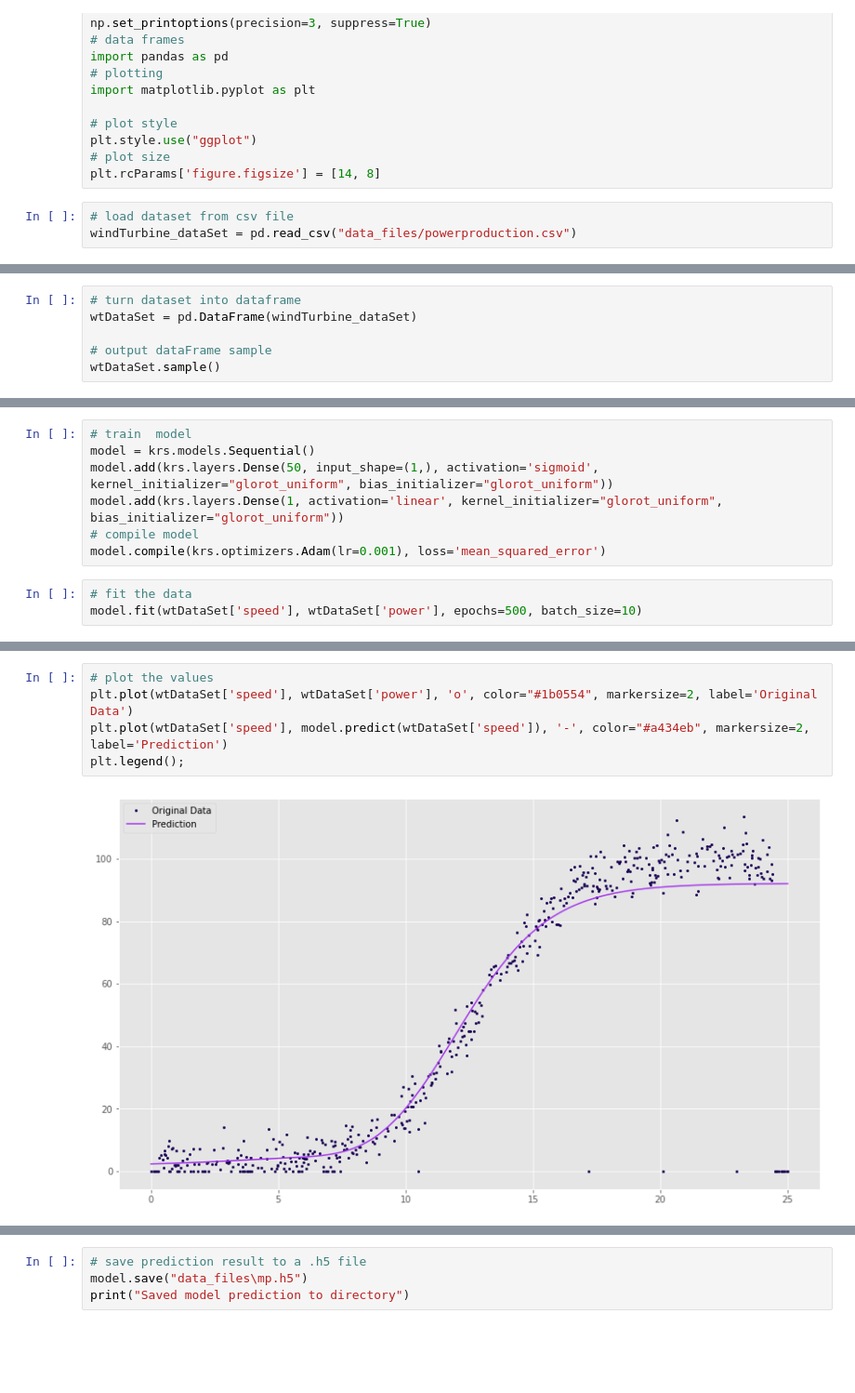
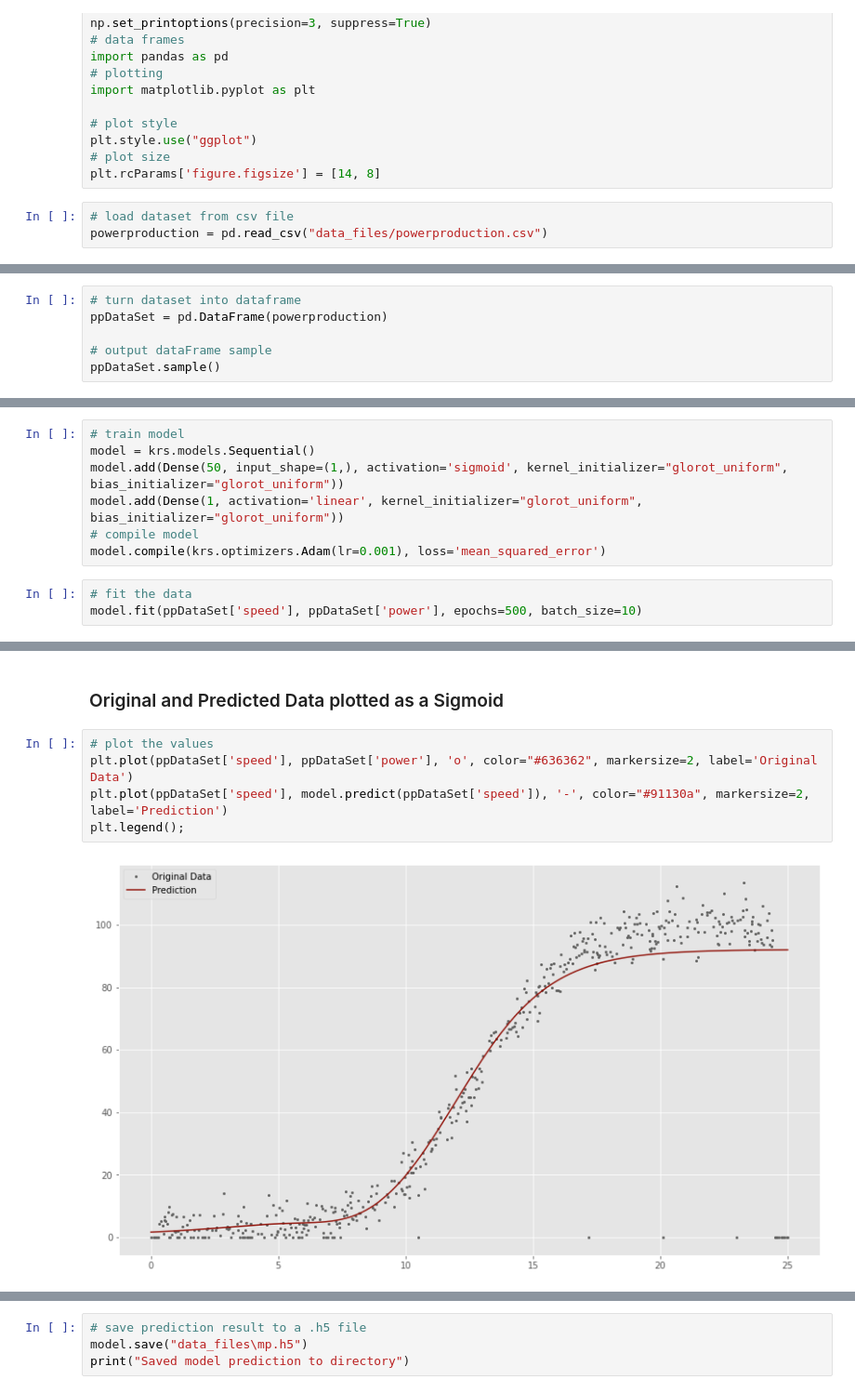
Before and after one commit to johnshields/EMT_PROJECT, a Jupyter notebook: project_files/train-model.ipynb, the cells around one changed output, grey strips where cells are left out. Shown at 93% size. Cells and saved outputs as stored; diff of their text form; blank space fills up the shorter version.

Commit message:
further updates to notebook
Model 2 now getting losses in 70s. Model 1 and 2 now have plots to show thier accuracy and losses

```diff
--- a/project_files/train-model.ipynb
+++ b/project_files/train-model.ipynb
@@ -30,4 +30,4 @@ plt.style.use("ggplot")
 plt.rcParams['figure.figsize'] = [14, 8]
 # %%
 # load dataset from csv file
-windTurbine_dataSet = pd.read_csv("data_files/powerproduction.csv")
+powerproduction = pd.read_csv("data_files/powerproduction.csv")
@@ -34,8 +36,8 @@ windTurbine_dataSet = pd.read_csv("data_files/powerproduction.csv")
 # %%
 # turn dataset into dataframe
-wtDataSet = pd.DataFrame(windTurbine_dataSet)
+ppDataSet = pd.DataFrame(powerproduction)
 
 # output dataFrame sample
-wtDataSet.sample()
+ppDataSet.sample()
 # %% [output]
 |  | speed | power |
@@ -45,12 +47,12 @@ wtDataSet.sample()
 # %%
-# train  model
+# train model
 model = krs.models.Sequential()
-model.add(krs.layers.Dense(50, input_shape=(1,), activation='sigmoid', kernel_initializer="glorot_uniform", bias_initializer="glorot_uniform"))
-model.add(krs.layers.Dense(1, activation='linear', kernel_initializer="glorot_uniform", bias_initializer="glorot_uniform"))
+model.add(Dense(50, input_shape=(1,), activation='sigmoid', kernel_initializer="glorot_uniform", bias_initializer="glorot_uniform"))
+model.add(Dense(1, activation='linear', kernel_initializer="glorot_uniform", bias_initializer="glorot_uniform"))
 # compile model
 model.compile(krs.optimizers.Adam(lr=0.001), loss='mean_squared_error')
 # %%
 # fit the data
-model.fit(wtDataSet['speed'], wtDataSet['power'], epochs=500, batch_size=10)
+model.fit(ppDataSet['speed'], ppDataSet['power'], epochs=500, batch_size=10)
 # %% [output]
 Epoch 1/500
@@ -73,8 +75,10 @@ Epoch 500/500
 <tensorflow.python.keras.callbacks.History at 0x...>
+# %% [markdown]
+### Original and Predicted Data plotted as a Sigmoid
 # %%
 # plot the values
-plt.plot(wtDataSet['speed'], wtDataSet['power'], 'o', color="#1b0554", markersize=2, label='Original Data')
-plt.plot(wtDataSet['speed'], model.predict(wtDataSet['speed']), '-', color="#a434eb", markersize=2, label='Prediction')
+plt.plot(ppDataSet['speed'], ppDataSet['power'], 'o', color="#636362", markersize=2, label='Original Data')
+plt.plot(ppDataSet['speed'], model.predict(ppDataSet['speed']), '-', color="#91130a", markersize=2, label='Prediction')
 plt.legend();
 # %% [output]
-[figure, old version]
+[figure, new version]
```
Also changed, not shown: parts of 20 cells of this notebook, 4 other files.
